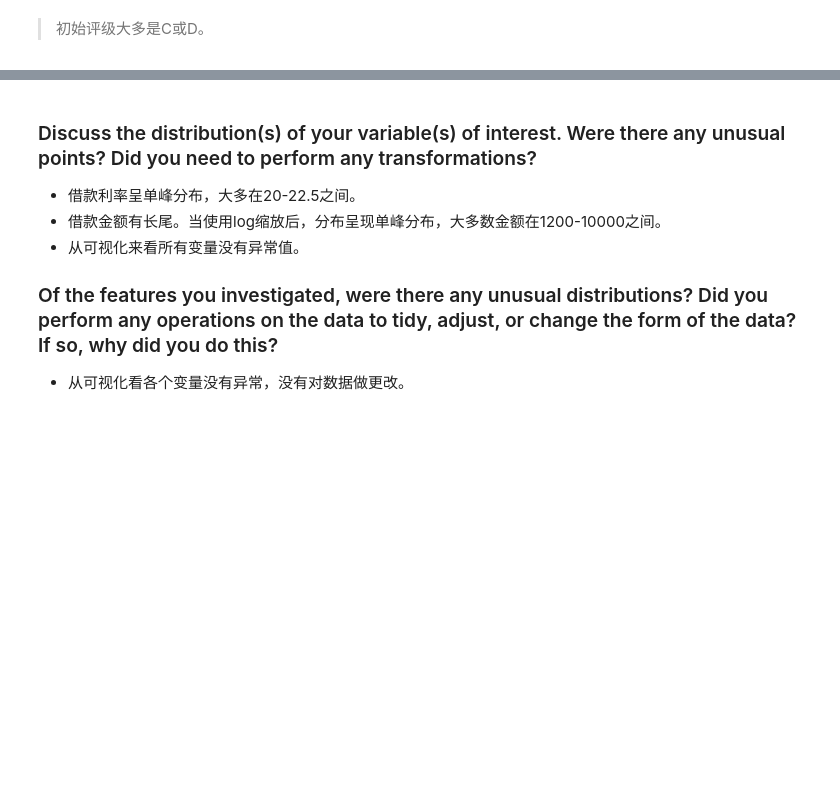
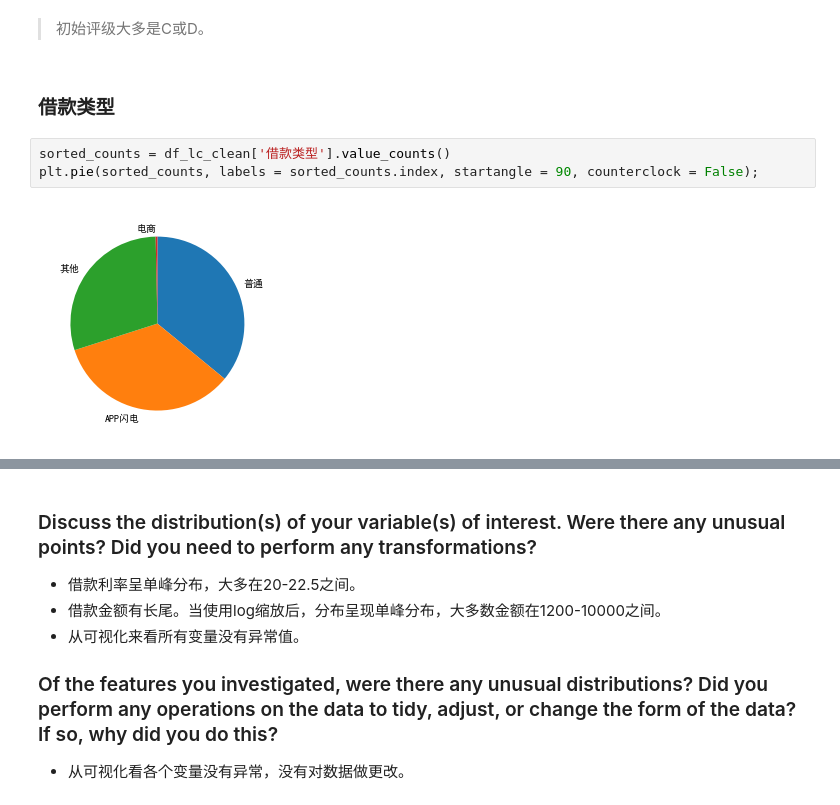
Before and after one commit to hanyang7427/data_explorer, a Jupyter notebook: exploration.ipynb, the cells around one changed output, grey strips where cells are left out. Cells and saved outputs as stored; diff of their text form; blank space fills up the shorter version.

```diff
--- a/exploration.ipynb
+++ b/exploration.ipynb
@@ -180,3 +169,10 @@ sb.countplot(data = df_lc_clean, y = '初始评级', color = base_color);
 [figure]
 # %% [markdown]
 > 初始评级大多是C或D。
+# %% [markdown]
+### 借款类型
+# %%
+sorted_counts = df_lc_clean['借款类型'].value_counts()
+plt.pie(sorted_counts, labels = sorted_counts.index, startangle = 90, counterclock = False);
+# %% [output]
+[figure, added]
```
Also changed, not shown: parts of 65 cells of this notebook, 4 other files.
